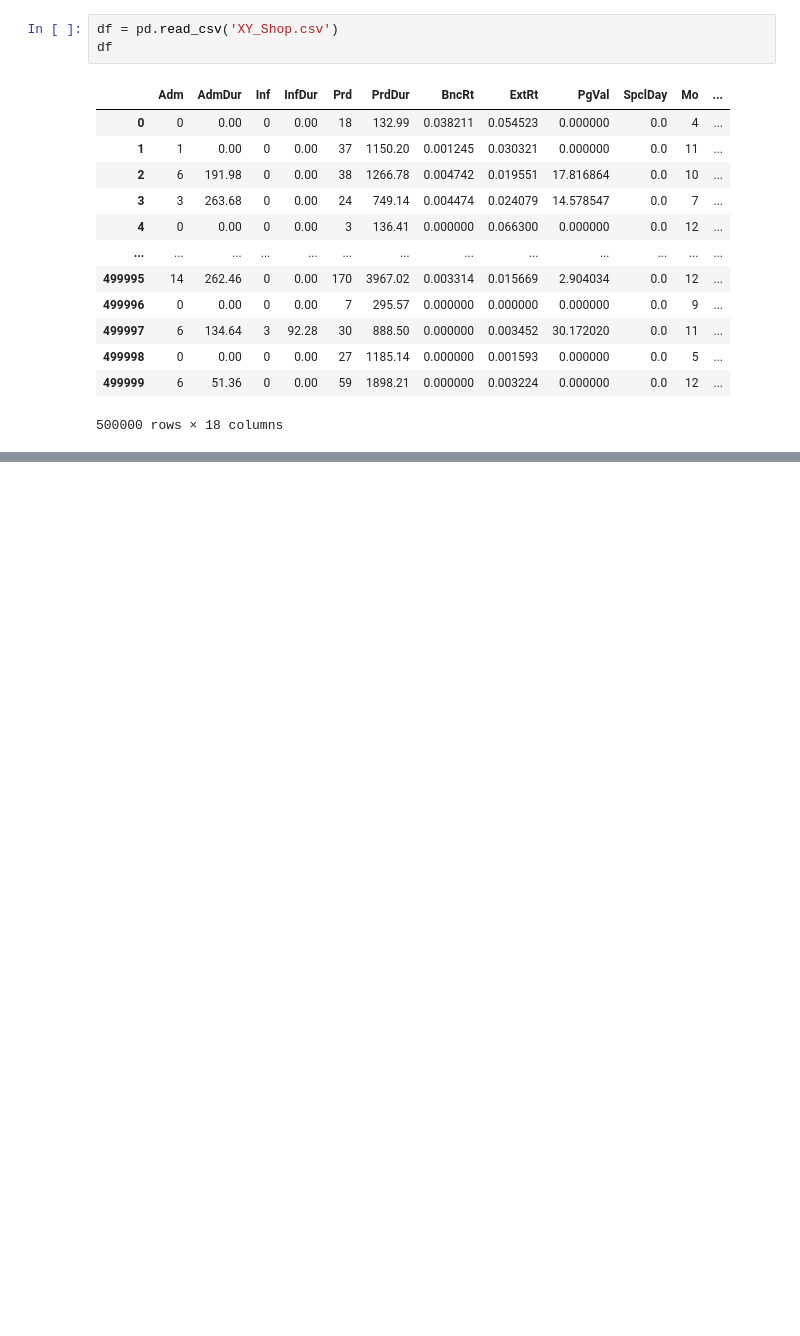
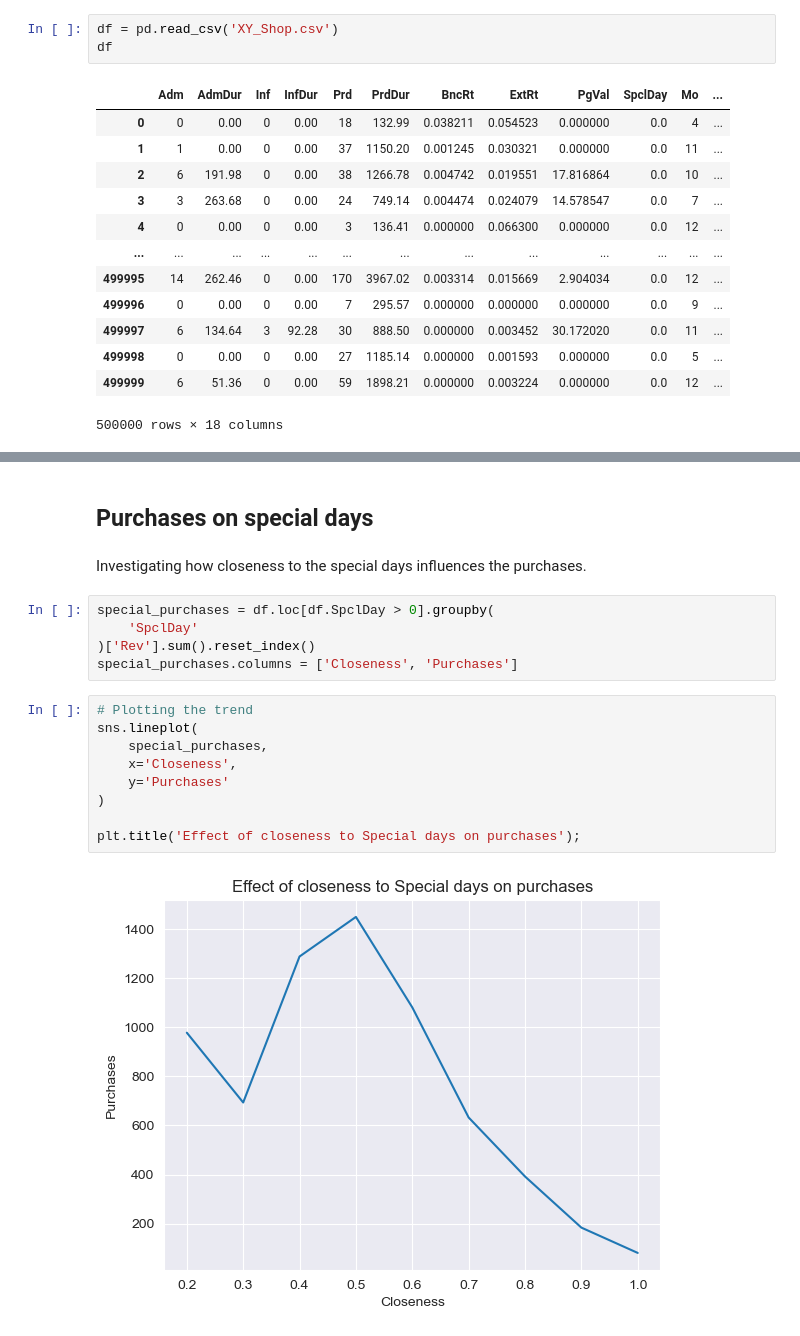
Before and after one commit to ericks-on/Online-Shoppers-logistic-regression-model, a Jupyter notebook: index.ipynb, the cells around one changed output, grey strips where cells are left out. Saved outputs shown, nothing was run; the diff lists cells and outputs as text; blank space fills up the shorter version.

```diff
--- a/index.ipynb
+++ b/index.ipynb
@@ -51,0 +206,20 @@ df
+# %% [markdown]
+## Purchases on special days
+# %% [markdown]
+Investigating how closeness to the special days influences the purchases.
+# %%
+special_purchases = df.loc[df.SpclDay > 0].groupby(
+    'SpclDay'
+)['Rev'].sum().reset_index()
+special_purchases.columns = ['Closeness', 'Purchases']
+# %%
+# Plotting the trend
+sns.lineplot(
+    special_purchases,
+    x='Closeness',
+    y='Purchases'
+)
+
+plt.title('Effect of closeness to Special days on purchases');
+# %% [output]
+[figure, added]
```
Also changed, not shown: parts of 54 cells of this notebook.
